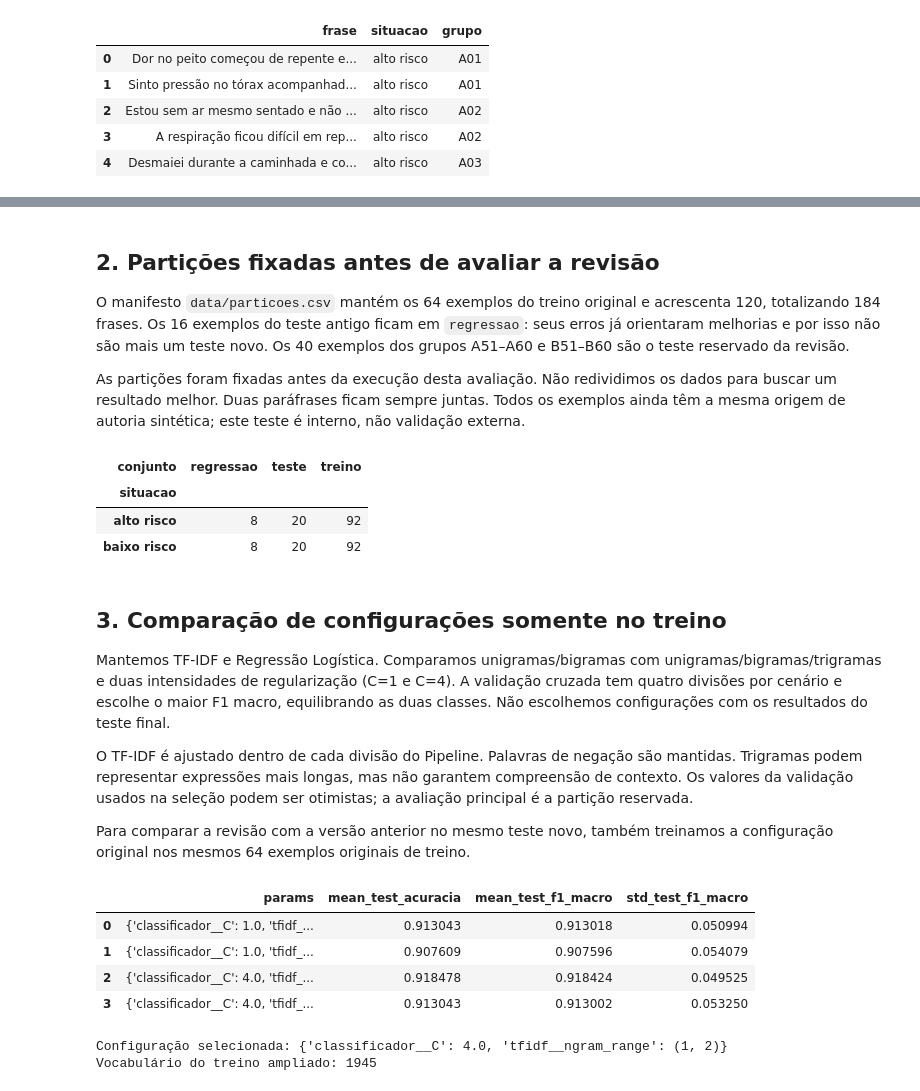
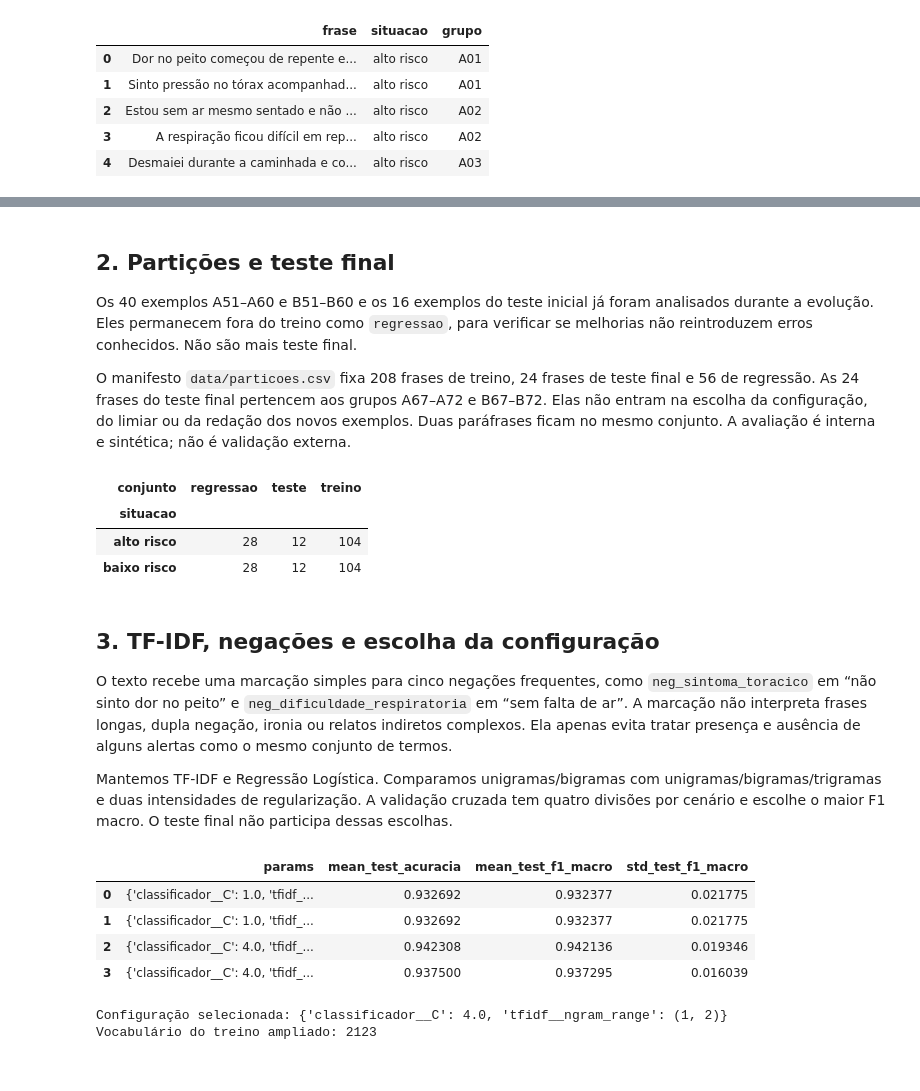
Before and after one commit to marcus-vlgarcia/cardioia-fase1, a Jupyter notebook: fase2/notebooks/classificador_risco.ipynb, the cells around one changed output, grey strips where cells are left out. Drawn from its saved outputs; the diff is of its cells as text; code cells hidden in the pictures.

```diff
--- a/fase2/notebooks/classificador_risco.ipynb
+++ b/fase2/notebooks/classificador_risco.ipynb
@@ -63,10 +67,10 @@ print("Duplicatas exatas:", dados.frase.duplicated().sum())
 Duplicatas exatas: 0
 # %% [markdown]
-## 2. Partições fixadas antes de avaliar a revisão
+## 2. Partições e teste final
 
-O manifesto `data/particoes.csv` mantém os 64 exemplos do treino original e acrescenta 120, totalizando 184 frases. Os 16 exemplos do teste antigo ficam em `regressao`: seus erros já orientaram melhorias e por isso não são mais um teste novo. Os 40 exemplos dos grupos A51–A60 e B51–B60 são o teste reservado da revisão.
+Os 40 exemplos A51–A60 e B51–B60 e os 16 exemplos do teste inicial já foram analisados durante a evolução. Eles permanecem fora do treino como `regressao`, para verificar se melhorias não reintroduzem erros conhecidos. Não são mais teste final.
 
-As partições foram fixadas antes da execução desta avaliação. Não redividimos os dados para buscar um resultado melhor. Duas paráfrases ficam sempre juntas. Todos os exemplos ainda têm a mesma origem de autoria sintética; este teste é interno, não validação externa.
+O manifesto `data/particoes.csv` fixa 208 frases de treino, 24 frases de teste final e 56 de regressão. As 24 frases do teste final pertencem aos grupos A67–A72 e B67–B72. Elas não entram na escolha da configuração, do limiar ou da redação dos novos exemplos. Duas paráfrases ficam no mesmo conjunto. A avaliação é interna e sintética; não é validação externa.
 # %%
 particoes = pd.read_csv(RAIZ / "fase2/data/particoes.csv")
 assert not particoes.grupo.duplicated().any()
@@ -78,53 +82,48 @@ regressao = dados[dados.conjunto == "regressao"].copy()
 assert set(treino.grupo).isdisjoint(teste.grupo)
 assert set(treino.grupo).isdisjoint(regressao.grupo)
 assert set(teste.grupo).isdisjoint(regressao.grupo)
-assert (len(treino), len(teste), len(regressao)) == (184, 40, 16)
+assert (len(treino), len(teste), len(regressao)) == (208, 24, 56)
 display(pd.crosstab(dados.situacao, dados.conjunto))
 dados[["frase", "situacao", "grupo", "conjunto"]].to_csv(SAIDA / "divisao_dados.csv", index=False)
 # %% [output]
 | conjunto | regressao | teste | treino |
 | situacao |  |  |  |
-| alto risco | 8 | 20 | 92 |
-| baixo risco | 8 | 20 | 92 |
+| alto risco | 28 | 12 | 104 |
+| baixo risco | 28 | 12 | 104 |
 # %% [markdown]
-## 3. Comparação de configurações somente no treino
+## 3. TF-IDF, negações e escolha da configuração
 
-Mantemos TF-IDF e Regressão Logística. Comparamos unigramas/bigramas com unigramas/bigramas/trigramas e duas intensidades de regularização (C=1 e C=4). A validação cruzada tem quatro divisões por cenário e escolhe o maior F1 macro, equilibrando as duas classes. Não escolhemos configurações com os resultados do teste final.
+O texto recebe uma marcação simples para cinco negações frequentes, como `neg_sintoma_toracico` em “não sinto dor no peito” e `neg_dificuldade_respiratoria` em “sem falta de ar”. A marcação não interpreta frases longas, dupla negação, ironia ou relatos indiretos complexos. Ela apenas evita tratar presença e ausência de alguns alertas como o mesmo conjunto de termos.
 
-O TF-IDF é ajustado dentro de cada divisão do Pipeline. Palavras de negação são mantidas. Trigramas podem representar expressões mais longas, mas não garantem compreensão de contexto. Os valores da validação usados na seleção podem ser otimistas; a avaliação principal é a partição reservada.
-
-Para comparar a revisão com a versão anterior no mesmo teste novo, também treinamos a configuração original nos mesmos 64 exemplos originais de treino.
+Mantemos TF-IDF e Regressão Logística. Comparamos unigramas/bigramas com unigramas/bigramas/trigramas e duas intensidades de regularização. A validação cruzada tem quatro divisões por cenário e escolhe o maior F1 macro. O teste final não participa dessas escolhas.
 # %%
 def criar_modelo():
     return Pipeline([
-        ("tfidf", TfidfVectorizer(strip_accents="unicode", lowercase=True, ngram_range=(1, 2))),
+        ("tfidf", TfidfVectorizer(preprocessor=preparar_texto, lowercase=False, ngram_range=(1, 2))),
         ("classificador", LogisticRegression(max_iter=1000, random_state=SEED))
     ])
 
 cv = StratifiedGroupKFold(n_splits=4, shuffle=True, random_state=SEED)
 busca = GridSearchCV(criar_modelo(), {
     "tfidf__ngram_range": [(1, 2), (1, 3)],
     "classificador__C": [1.0, 4.0]
 }, cv=cv, scoring={"acuracia": "accuracy", "f1_macro": "f1_macro"}, refit="f1_macro")
 busca.fit(treino.frase, treino.situacao, groups=treino.grupo)
 modelo = busca.best_estimator_
 comparacao_cv = pd.DataFrame(busca.cv_results_)
 display(comparacao_cv[["params", "mean_test_acuracia", "mean_test_f1_macro", "std_test_f1_macro"]])
 comparacao_cv.to_csv(SAIDA / "comparacao_cv.csv", index=False)
 i = busca.best_index_
 cv_resultados = {"test_" + metrica: np.array([busca.cv_results_[f"split{k}_test_{metrica}"][i] for k in range(4)])
                  for metrica in ("acuracia", "f1_macro")}
 print("Configuração selecionada:", busca.best_params_)
-originais = treino[treino.grupo.str[1:].astype(int) <= 20]
-assert len(originais) == 64
-modelo_anterior = criar_modelo().fit(originais.frase, originais.situacao)
 print("Vocabulário do treino ampliado:", len(modelo.named_steps["tfidf"].vocabulary_))
 # %% [output]
 |  | params | mean_test_acuracia | mean_test_f1_macro | std_test_f1_macro |
-| 0 | {'classificador__C': 1.0, 'tfidf_... | 0.913043 | 0.913018 | 0.050994 |
-| 1 | {'classificador__C': 1.0, 'tfidf_... | 0.907609 | 0.907596 | 0.054079 |
-| 2 | {'classificador__C': 4.0, 'tfidf_... | 0.918478 | 0.918424 | 0.049525 |
-| 3 | {'classificador__C': 4.0, 'tfidf_... | 0.913043 | 0.913002 | 0.053250 |
+| 0 | {'classificador__C': 1.0, 'tfidf_... | 0.932692 | 0.932377 | 0.021775 |
+| 1 | {'classificador__C': 1.0, 'tfidf_... | 0.932692 | 0.932377 | 0.021775 |
+| 2 | {'classificador__C': 4.0, 'tfidf_... | 0.942308 | 0.942136 | 0.019346 |
+| 3 | {'classificador__C': 4.0, 'tfidf_... | 0.937500 | 0.937295 | 0.016039 |
 Configuração selecionada: {'classificador__C': 4.0, 'tfidf__ngram_range': (1, 2)}
-Vocabulário do treino ampliado: 1945
+Vocabulário do treino ampliado: 2123
 # %% [markdown]
```
Also changed, not shown: parts of 12 cells of this notebook, 19 other files.
